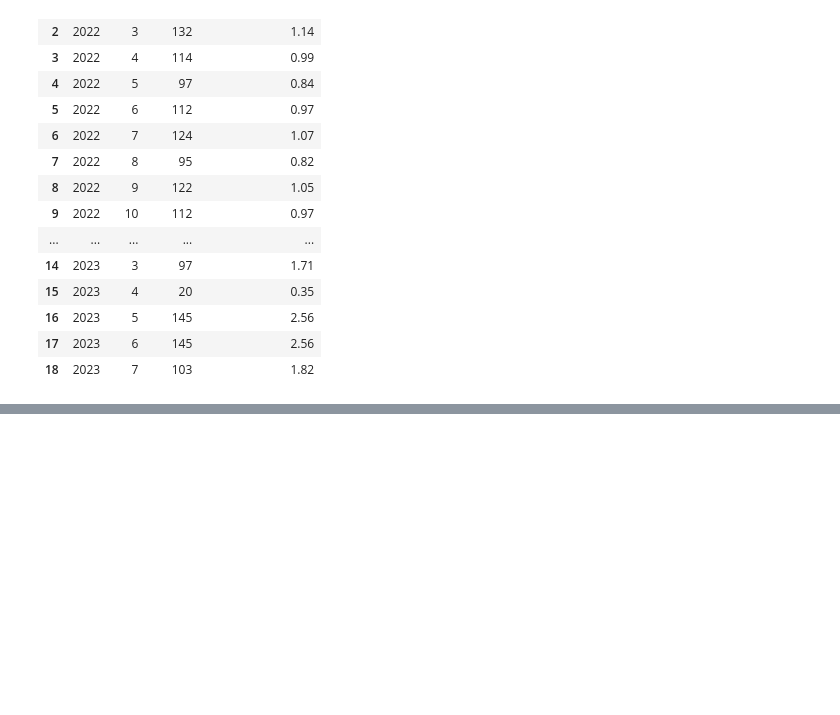
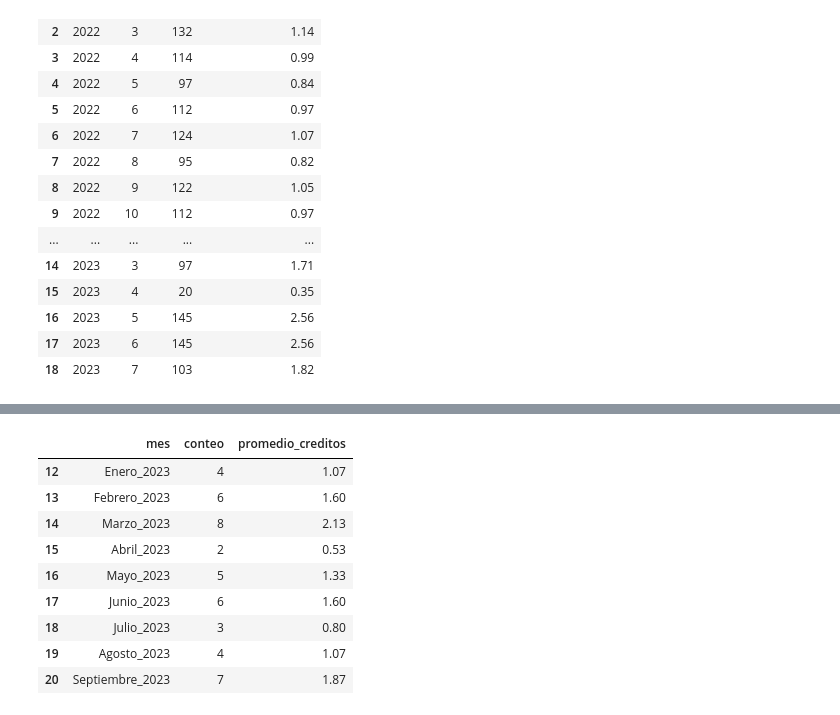
Before and after one commit to MiguelDWT4toCreativo/Datalpine, a Jupyter notebook: resources/jupyter/Month_Supply.ipynb, the cells around one changed output, grey strips where cells are left out. Cells and saved outputs as stored; diff of their text form; code cells hidden in the pictures; blank space fills up the shorter version.

```diff
--- a/resources/jupyter/Month_Supply.ipynb
+++ b/resources/jupyter/Month_Supply.ipynb
@@ -207,0 +318,17 @@ fig.show()
+# %%
+# Filtrar solo los registros correspondientes a 2023
+conteo_2023 = conteo_registros_por_mes[conteo_registros_por_mes['mes'].str.contains('2023')]
+# Seleccionar las columnas mes, conteo y promedio_creditos
+conteo_2023 = conteo_2023[['mes', 'conteo', 'promedio_creditos']]
+conteo_2023
+# %% [output]
+|  | mes | conteo | promedio_creditos |
+| 12 | Enero_2023 | 4 | 1.07 |
+| 13 | Febrero_2023 | 6 | 1.60 |
+| 14 | Marzo_2023 | 8 | 2.13 |
+| 15 | Abril_2023 | 2 | 0.53 |
+| 16 | Mayo_2023 | 5 | 1.33 |
+| 17 | Junio_2023 | 6 | 1.60 |
+| 18 | Julio_2023 | 3 | 0.80 |
+| 19 | Agosto_2023 | 4 | 1.07 |
+| 20 | Septiembre_2023 | 7 | 1.87 |
```
Also changed, not shown: parts of 10 cells of this notebook, 3 other files.
